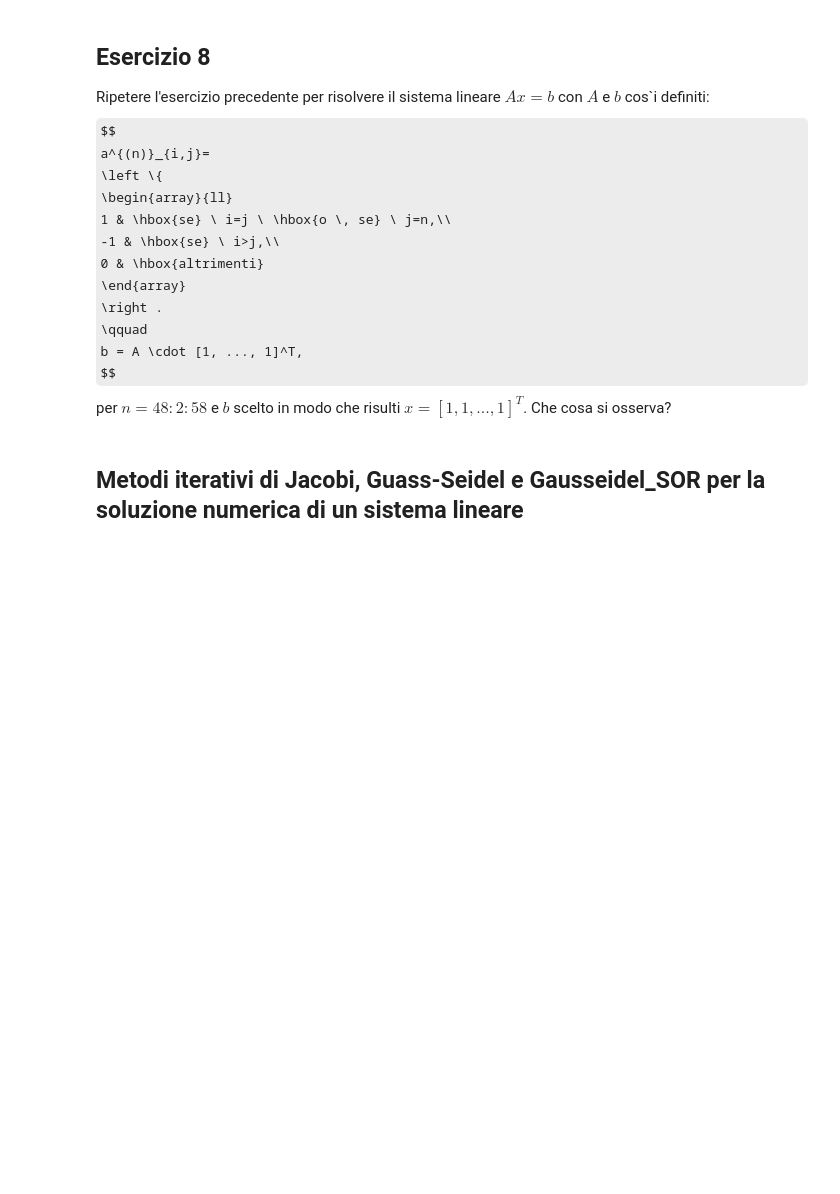
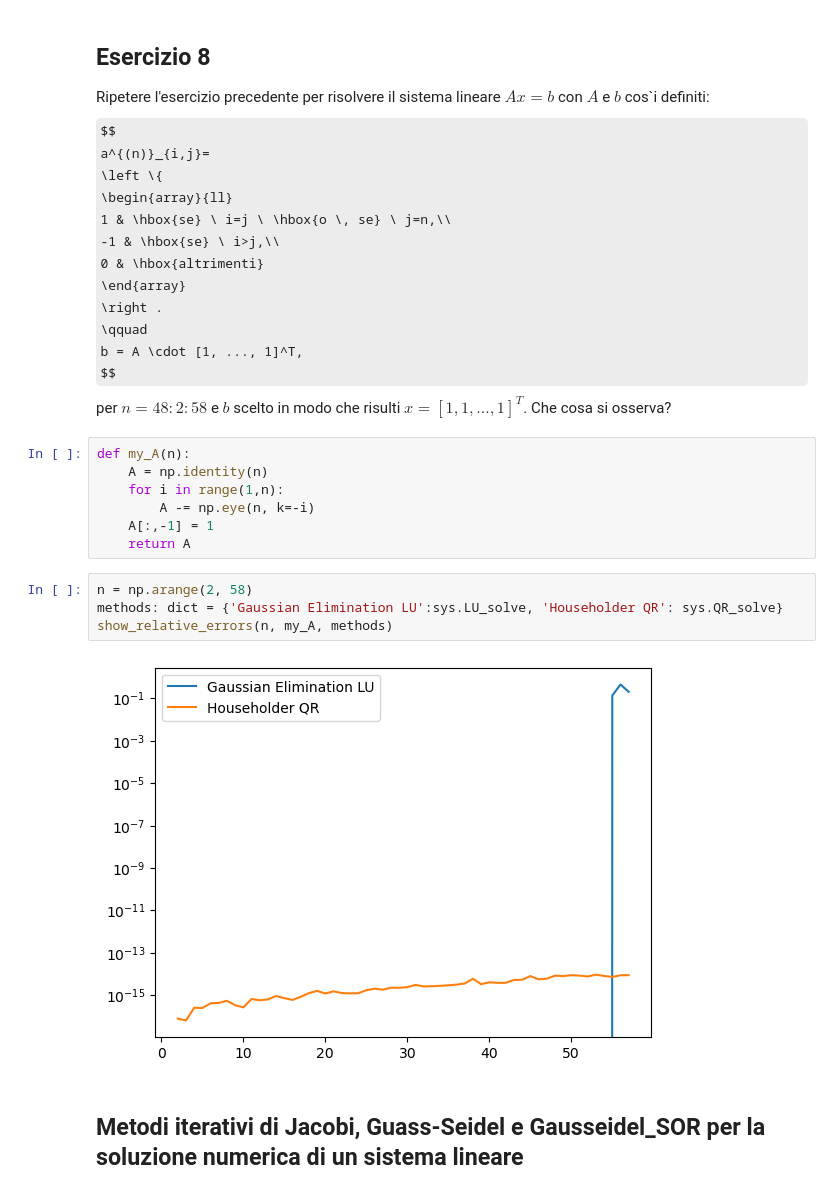
Before and after one commit to KeegTheBoi/metodi_numerici_es, a Jupyter notebook: Lecture 8/Esercitazione23_Aprile_2024.ipynb, the cells around one changed output. Cells and saved outputs as stored; diff of their text form; some formulas as TeX source; blank space fills up the shorter version.

```diff
--- a/Lecture 8/Esercitazione23_Aprile_2024.ipynb
+++ b/Lecture 8/Esercitazione23_Aprile_2024.ipynb
@@ -357,6 +410,19 @@ b = A \cdot [1, ..., 1]^T,
 $$
 per $n = 48 : 2 : 58$ e $b$ scelto in modo che risulti $x = [1, 1, ..., 1]^T$. Che
 cosa si osserva?
+# %%
+def my_A(n):
+    A = np.identity(n)
+    for i in range(1,n):
+        A -= np.eye(n, k=-i)
+    A[:,-1] = 1
+    return A
+# %%
+n = np.arange(2, 58)
+methods: dict = {'Gaussian Elimination LU':sys.LU_solve, 'Householder QR': sys.QR_solve}
+show_relative_errors(n, my_A, methods)
+# %% [output]
+[figure, added]
 # %% [markdown]
 ## Metodi iterativi di Jacobi, Guass-Seidel e Gausseidel_SOR per la soluzione numerica di un sistema lineare
 # %% [markdown]
```
Also changed, not shown: parts of 17 cells of this notebook, 3 other files.
